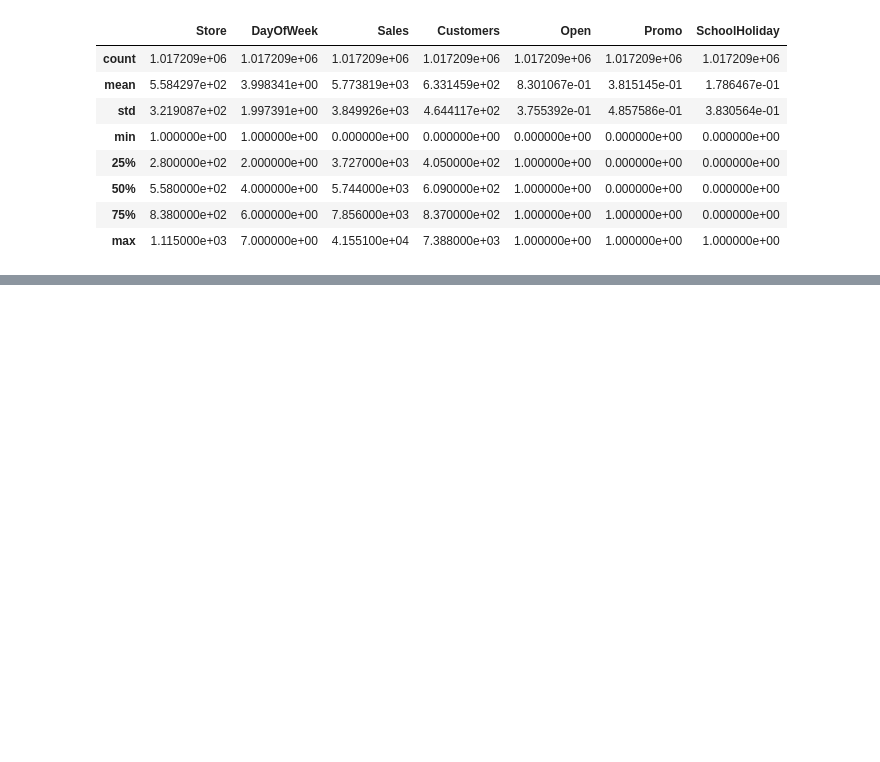
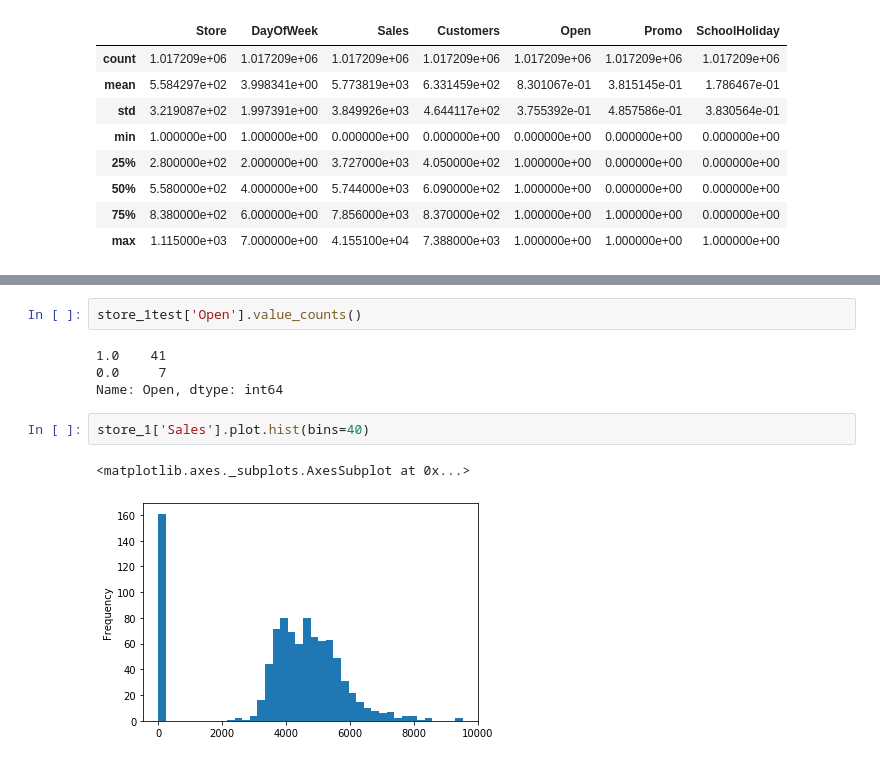
Before and after one commit to m-fzi/KagglePractice, a Jupyter notebook: rossmann/rossmann1.ipynb, the cells around one changed output, grey strips where cells are left out. Saved outputs shown, nothing was run; the diff lists cells and outputs as text; blank space fills up the shorter version.

```diff
--- a/rossmann/rossmann1.ipynb
+++ b/rossmann/rossmann1.ipynb
@@ -94,0 +191,11 @@ data.describe(exclude='object')
+# %%
+store_1test['Open'].value_counts()
+# %% [output]
+1.0    41
+0.0     7
+Name: Open, dtype: int64
+# %%
+store_1['Sales'].plot.hist(bins=40)
+# %% [output]
+<matplotlib.axes._subplots.AxesSubplot at 0x...>
+[figure, added]
```
Also changed, not shown: parts of 22 cells of this notebook.
